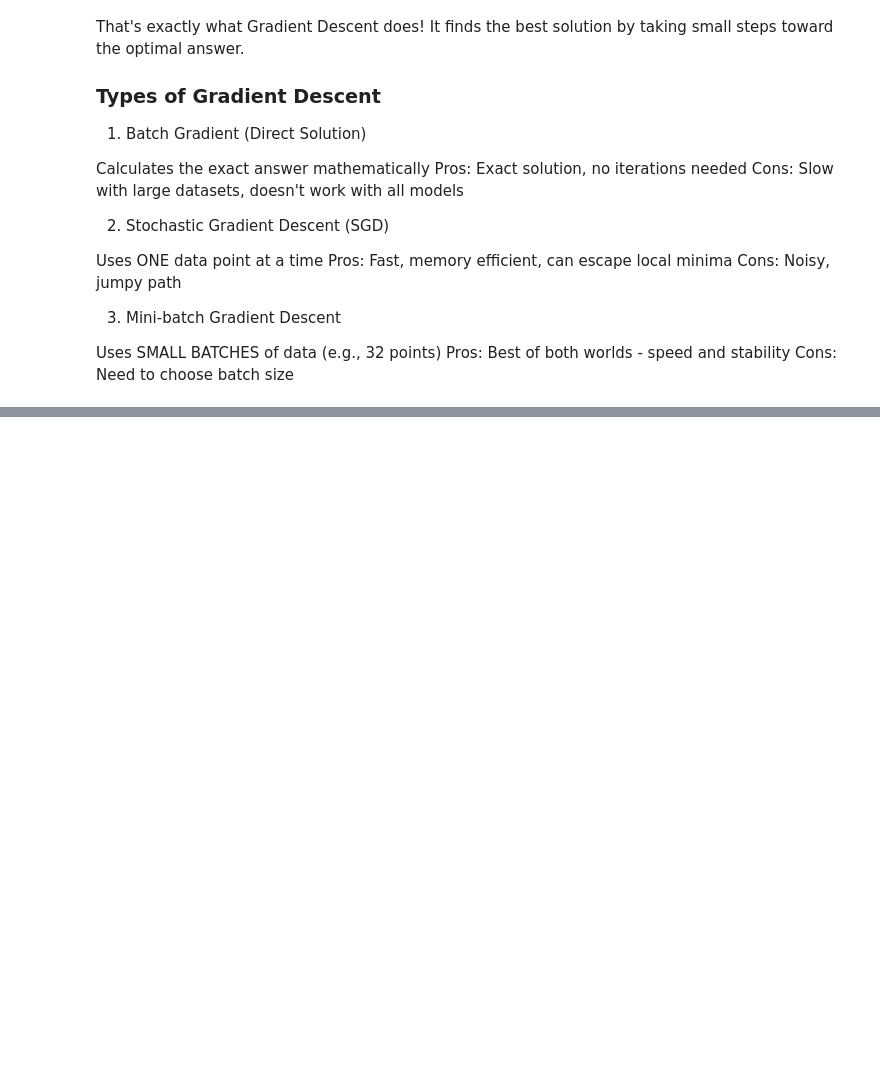
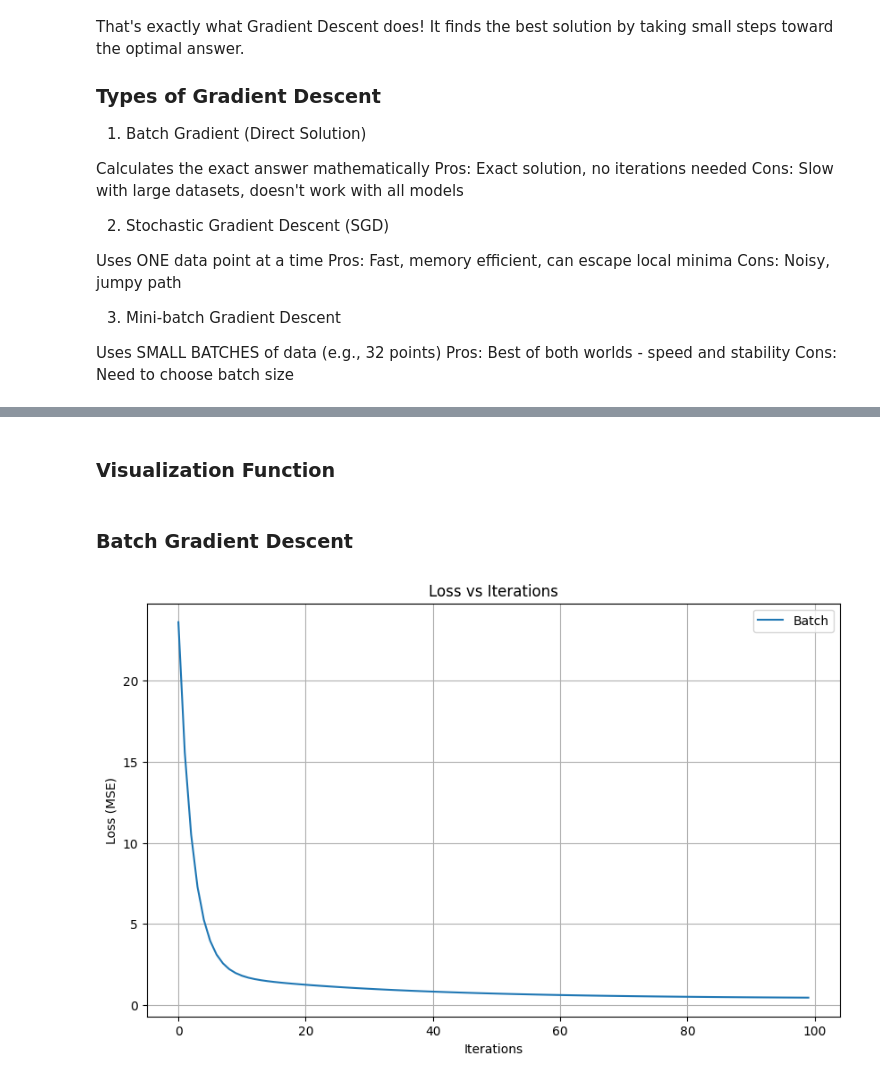
Before and after one commit to aarshitaacharya/ml-playground, a Jupyter notebook: linear_regression/2.gradient_descent.ipynb, the cells around one changed output, grey strips where cells are left out. Drawn from its saved outputs; the diff is of its cells as text; code cells hidden in the pictures; blank space fills up the shorter version.

```diff
--- a/linear_regression/2.gradient_descent.ipynb
+++ b/linear_regression/2.gradient_descent.ipynb
@@ -191,0 +47,40 @@ Our goal is now to minimize the loss function
+# %%
+def compute_mse(X, y, theta):
+    m = len(y)
+    predictions = X @ theta
+    error = predictions - y
+    return (1 / (2 * m)) * np.sum(error ** 2)
+# %% [markdown]
+### Visualization Function
+# %%
+def plot_loss(histories, labels):
+    plt.figure(figsize=(10, 6))
+    for history, label in zip(histories, labels):
+        losses = [l for _, l in history]
+        plt.plot(losses, label=label)
+    plt.xlabel("Iterations")
+    plt.ylabel("Loss (MSE)")
+    plt.title("Loss vs Iterations")
+    plt.legend()
+    plt.grid(True)
+    plt.show()
+# %% [markdown]
+### Batch Gradient Descent
+# %%
+def batch_gd(X, y, lr = 0.1, epochs = 100):
+    m = len(y)
+    theta = np.random.randn(2, 1)
+    history = []
+
+    for epoch in range(epochs):
+        gradients = (1 / m) * X.T @ (X @ theta - y)
+        theta -= lr * gradients
+        loss = compute_mse(X, y, theta)
+        history.append((theta.copy(), loss))
+
+    return theta, history
+# %%
+theta_b, hist_b = batch_gd(X_b, y)
+plot_loss([hist_b], ["Batch"])
+# %% [output]
+[figure, added]
```
Also changed, not shown: parts of 22 cells of this notebook.
